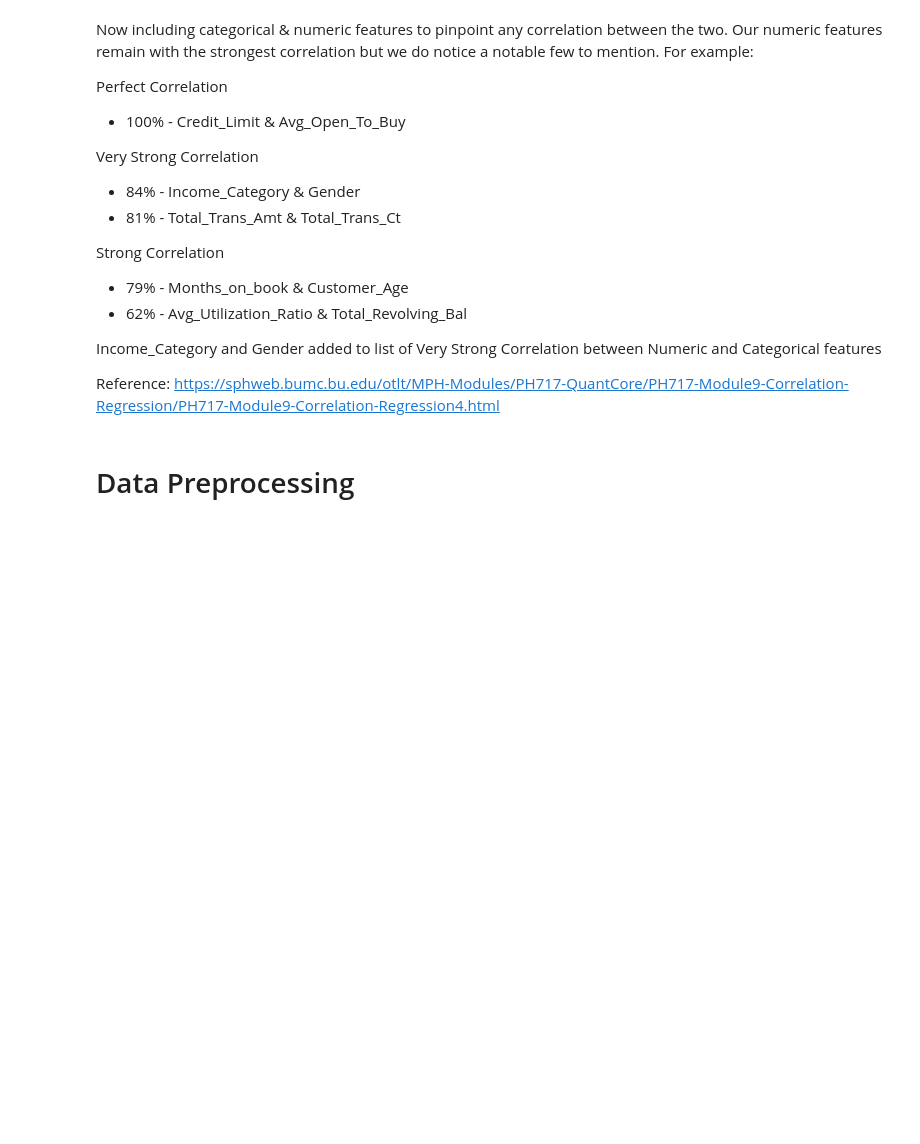
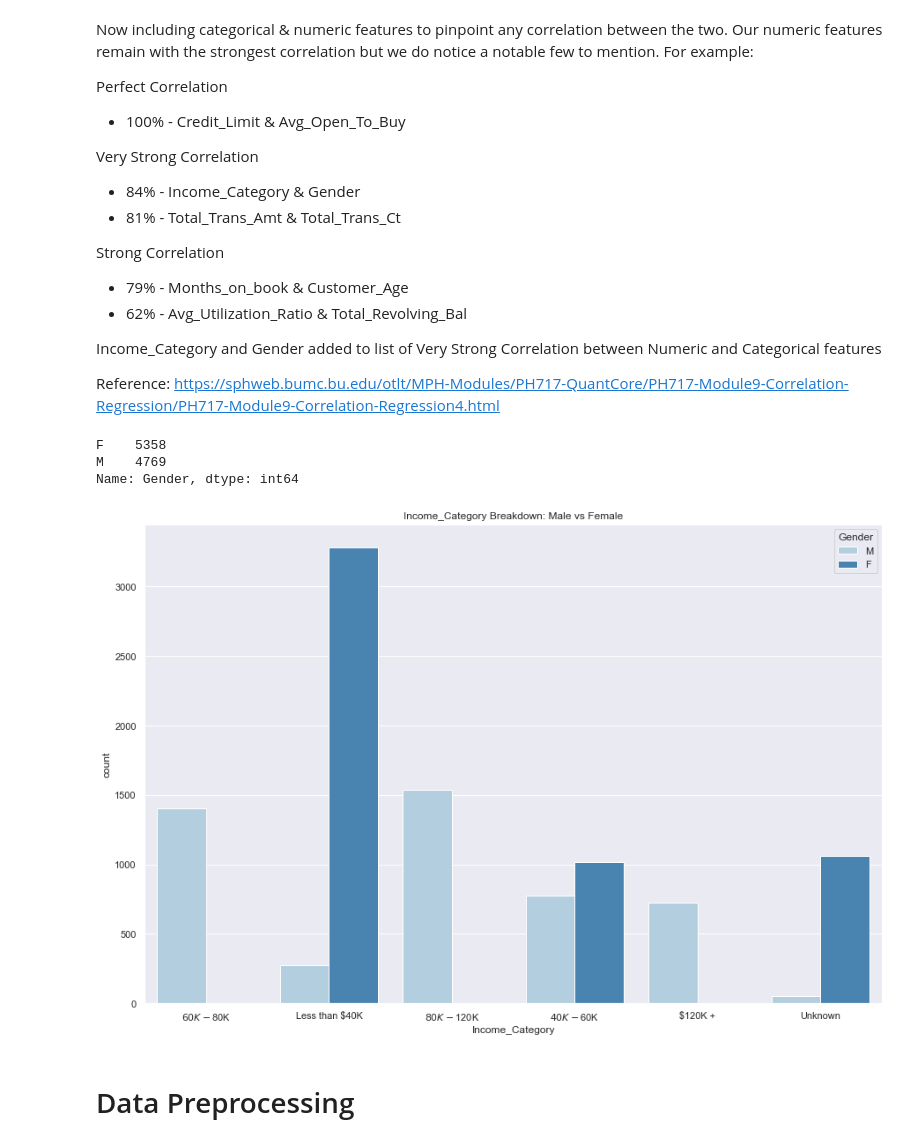
Before and after one commit to jeangarcia77/Credit-Card-Customers, a Jupyter notebook: Credit Card Customers.ipynb, the cells around one changed output. Cells and saved outputs as stored; diff of their text form; code cells hidden in the pictures; blank space fills up the shorter version.

```diff
--- a/Credit Card Customers.ipynb
+++ b/Credit Card Customers.ipynb
@@ -352,5 +362,18 @@ Strong Correlation
 Income_Category and Gender added to list of Very Strong Correlation between Numeric and Categorical features
 
 Reference: https://sphweb.bumc.bu.edu/otlt/MPH-Modules/PH717-QuantCore/PH717-Module9-Correlation-Regression/PH717-Module9-Correlation-Regression4.html
+# %%
+df['Gender'].value_counts()
+# %% [output]
+F    5358
+M    4769
+Name: Gender, dtype: int64
+# %%
+ax = sns.countplot( x=df['Income_Category'] , hue='Gender', data= df, palette='Blues')
+ax.set_title('Income_Category Breakdown: Male vs Female')
+sns.set(rc = {'figure.figsize':(12,10)})
+plt.show(ax , df)
+# %% [output]
+[figure, added]
 # %% [markdown]
 # Data Preprocessing
```
Also changed, not shown: parts of 7 cells of this notebook.
